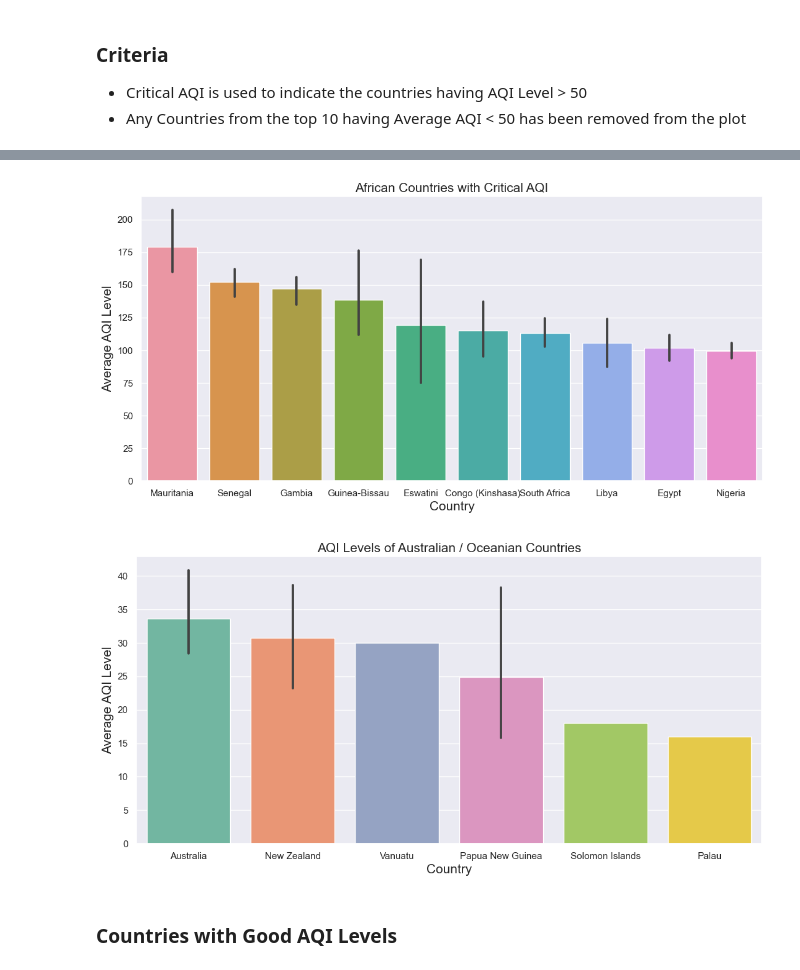
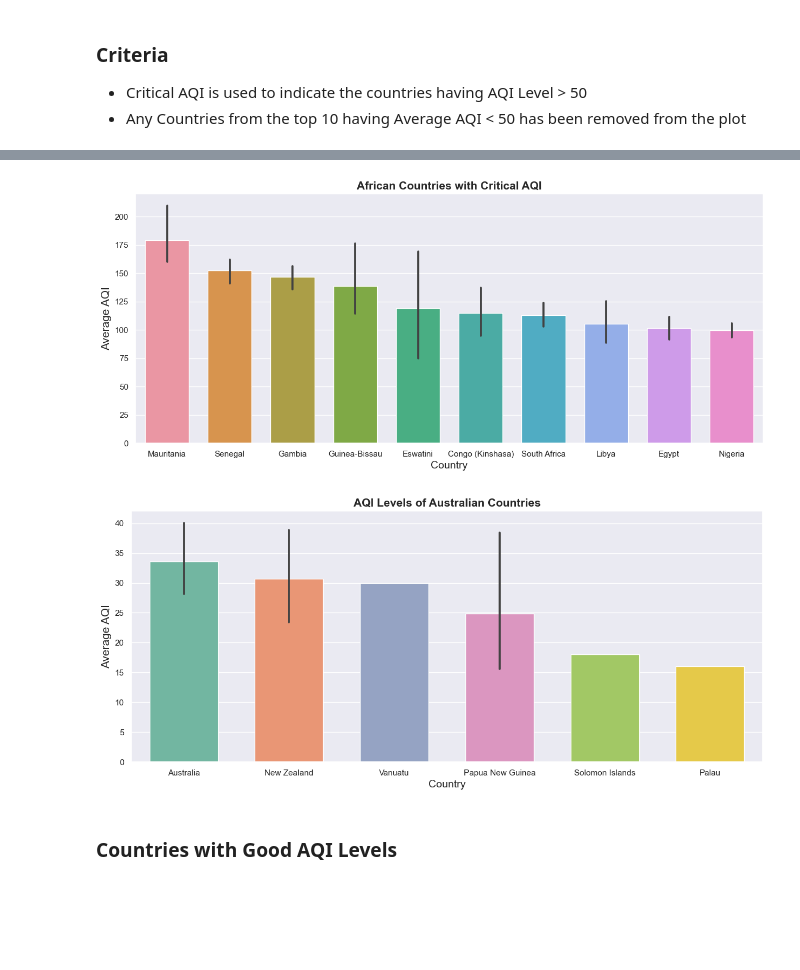
Before and after one commit to BSU04/Global-Air-Quality-Prediction, a Jupyter notebook: gap-eda.ipynb, the cells around one changed output, grey strips where cells are left out. Cells and saved outputs as stored; diff of their text form; code cells hidden in the pictures; blank space fills up the shorter version.

```diff
--- a/gap-eda.ipynb
+++ b/gap-eda.ipynb
@@ -728,6 +728,3 @@ gap["Country"].nunique()
 175
 # %% [markdown]
 ### Entries in Each Continent
-# %%
-sns.set(style="darkgrid")
-sns.set_palette("Set2")
@@ -781,0 +731,3 @@ plt.ylabel("Country",fontsize=13);
+# %%
+sns.set(style="darkgrid")
+sns.set_palette("Set3")
@@ -827,21 +827,21 @@ plt.xlabel("Country",fontsize=15);
 # %%
 sort = africa.groupby(["Country"])["AQI Value"].agg('mean').sort_values(ascending=False).head(10).index
-plt.figure(figsize=(13,6))
-sns.barplot(x="Country", y="AQI Value", data=africa, order=sort)
-plt.title("African Countries with Critical AQI",fontsize = 15)
-plt.ylabel("Average AQI Level",fontsize=15);
-plt.xlabel("Country",fontsize=15);
+plt.figure(figsize=(15,6))
+sns.barplot(x="Country", y="AQI Value", data=africa, order=sort,width=0.7)
+plt.title("African Countries with Critical AQI",fontsize = 15,weight="bold")
+plt.ylabel("Average AQI",fontsize=15)
+plt.xlabel("Country",fontsize=14);
 # %% [output]
-[figure, old version]
+[figure, new version]
 # %%
 sort = australia.groupby(["Country"])["AQI Value"].agg('mean').sort_values(ascending=False).head(10).index
-plt.figure(figsize=(13,6))
-sns.barplot(x="Country", y="AQI Value", data=australia, order=sort)
-plt.title("AQI Levels of Australian / Oceanian Countries",fontsize = 15)
-plt.ylabel("Average AQI Level",fontsize=15);
-plt.xlabel("Country",fontsize=15);
+plt.figure(figsize=(15,6))
+sns.barplot(x="Country", y="AQI Value", data=australia, order=sort,width=0.65)
+plt.title("AQI Levels of Australian Countries",fontsize = 15,weight="bold")
+plt.ylabel("Average AQI",fontsize=15)
+plt.xlabel("Country",fontsize=14);
 # %% [output]
-[figure, old version]
+[figure, new version]
 # %% [markdown]
 ### Countries with Good AQI Levels
 # %%
```
Also changed, not shown: parts of 43 cells of this notebook.
